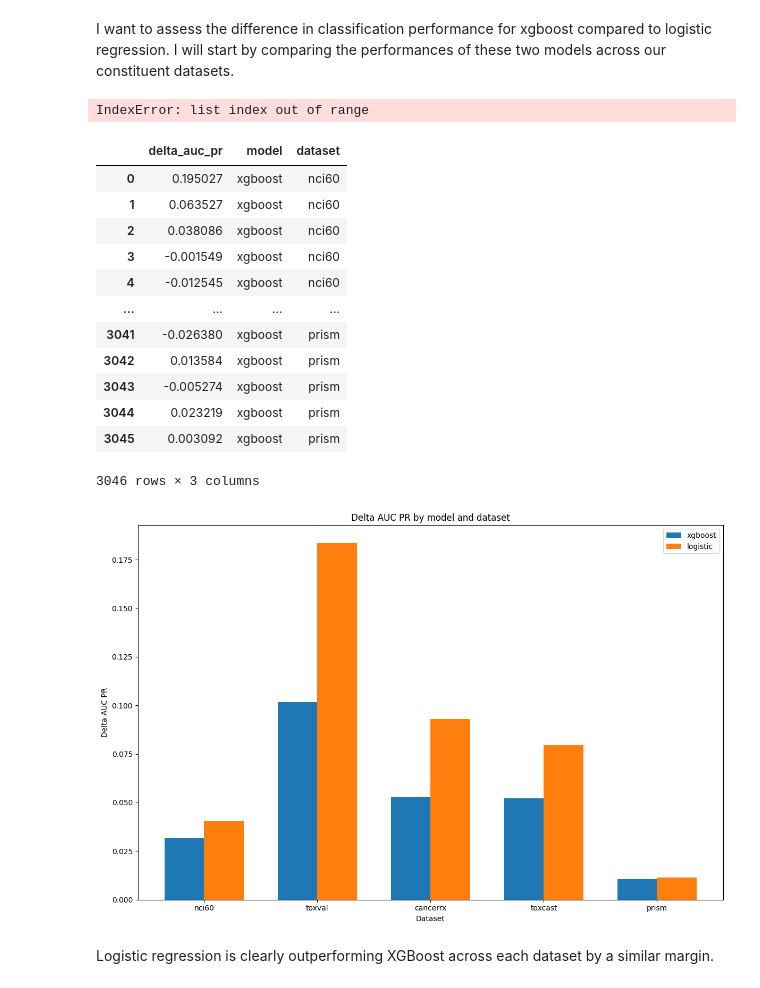
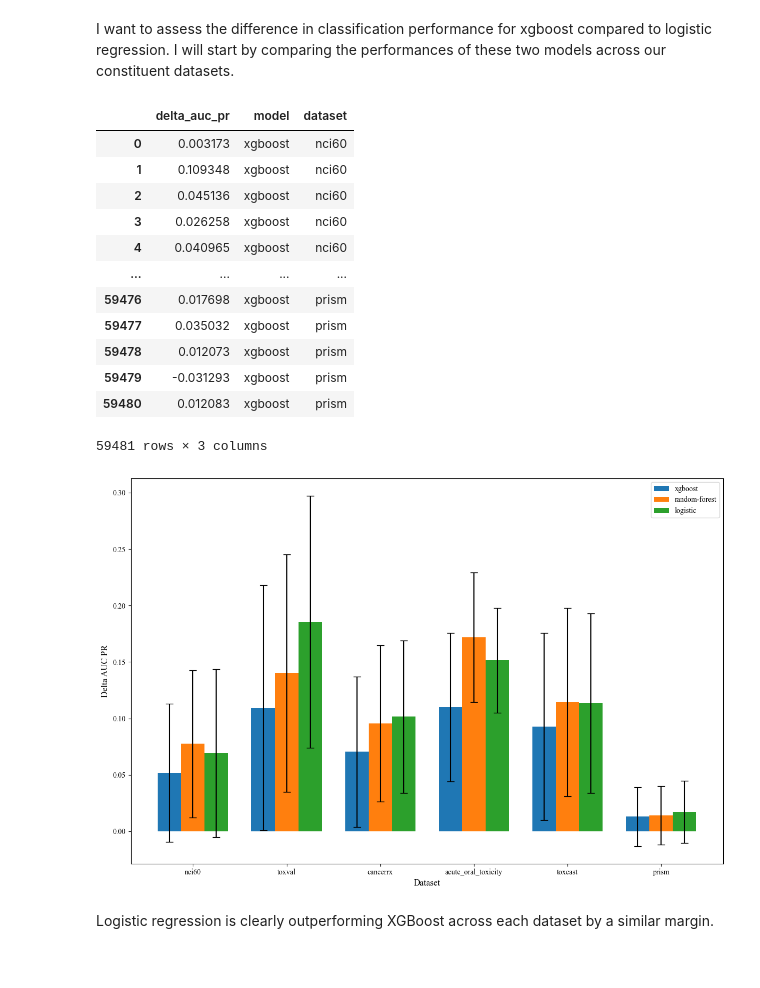
Before and after one commit to labdao/FS-Tox, a Jupyter notebook: notebooks/4.7-single-task-comparison.ipynb, the cells around one changed output. Drawn from its saved outputs; the diff is of its cells as text; code cells hidden in the pictures.

```diff
--- a/notebooks/4.7-xgboost-vs-logistic-regression.ipynb
+++ b/notebooks/4.7-single-task-comparison.ipynb
@@ -33,11 +33,11 @@ def get_run_info(filepath):
 
     return {"model": model, "dataset": dataset}
 # %%
-INPUT_DIR = "/Users/sethhowes/Desktop/FS-Tox/multirun/2023-07-24/11-25-31"
+INPUT_DIR = "/Users/sethhowes/Desktop/FS-Tox/multirun/2023-08-08/20-49-54"
 run_dirs = [os.path.join(INPUT_DIR, run_dir) for run_dir in os.listdir(INPUT_DIR) if os.path.isdir(os.path.join(INPUT_DIR, run_dir))]
 run_dirs = [f"{run_dir}/data/processed/score/*.parquet" for run_dir in run_dirs]
 
-datasets = ["toxcast", "toxval", "nci60", "cancerrx", "prism"]
+datasets = ["toxcast", "toxval", "nci60", "cancerrx", "prism", "acute-oral-toxicity"]
 
 con = duckdb.connect()
 
@@ -60,50 +60,55 @@ for run_dir in run_dirs:
 
 # Concatenate all dataframes into one
 df_final = pd.concat(dfs, ignore_index=True)
-# %% [output]
-IndexError: list index out of range
 # %%
 df_final
 # %% [output]
 |  | delta_auc_pr | model | dataset |
-| 0 | 0.195027 | xgboost | nci60 |
-| 1 | 0.063527 | xgboost | nci60 |
-| 2 | 0.038086 | xgboost | nci60 |
-| 3 | -0.001549 | xgboost | nci60 |
-| 4 | -0.012545 | xgboost | nci60 |
+| 0 | 0.003173 | xgboost | nci60 |
+| 1 | 0.109348 | xgboost | nci60 |
+| 2 | 0.045136 | xgboost | nci60 |
+| 3 | 0.026258 | xgboost | nci60 |
+| 4 | 0.040965 | xgboost | nci60 |
 | ... | ... | ... | ... |
-| 3041 | -0.026380 | xgboost | prism |
-| 3042 | 0.013584 | xgboost | prism |
-| 3043 | -0.005274 | xgboost | prism |
-| 3044 | 0.023219 | xgboost | prism |
-| 3045 | 0.003092 | xgboost | prism |
+| 59476 | 0.017698 | xgboost | prism |
+| 59477 | 0.035032 | xgboost | prism |
+| 59478 | 0.012073 | xgboost | prism |
+| 59479 | -0.031293 | xgboost | prism |
+| 59480 | 0.012083 | xgboost | prism |
-3046 rows × 3 columns
+59481 rows × 3 columns
 # %%
 datasets = df_final["dataset"].unique().tolist()
 models = df_final["model"].unique().tolist()
-feature_width = 0.35  # the width of the bars
 
+feature_width = 0.3
+spacing = 0.3
+
+plt.rcParams["font.family"] = "Times New Roman"
 fig, ax = plt.subplots(figsize=(12, 8))
 
-# Create an array of dataset indices for plot positioning
-dataset_indices = np.arange(len(datasets))
+dataset_indices = np.arange(0, len(datasets) * (feature_width * len(models) + spacing), feature_width * len(models) + spacing)
 
 for idx, model in enumerate(models):
     model_data = df_final[df_final["model"] == model]
+
     median_values = [model_data[model_data["dataset"] == dataset]["delta_auc_pr"].median() for dataset in datasets]
-    rects = ax.bar(dataset_indices - feature_width/2 + idx*feature_width, median_values, feature_width, label=model)
 
-ax.set_xlabel('Dataset')
-ax.set_ylabel('Delta AUC PR')
-ax.set_title('Delta AUC PR by model and dataset')
-ax.set_xticks(dataset_indices)
+    # Calculate the standard deviation for error bars
+    std_devs = [model_data[model_data["dataset"] == dataset]["delta_auc_pr"].std() for dataset in datasets]
+
+    bar_positions = [di + idx * feature_width for di in dataset_indices]
+    rects = ax.bar(bar_positions, median_values, feature_width, label=model, yerr=std_devs, capsize=5)  # yerr and capsize are for error bars
+
+ax.set_xlabel('Dataset', fontsize=12)
+ax.set_ylabel('Delta AUC PR', fontsize=12)
+ax.set_xticks(dataset_indices + feature_width * (len(models) - 1) / 2)
 ax.set_xticklabels(datasets)
 ax.legend()
 
 plt.tight_layout()
 plt.show()
 # %% [output]
-[figure, old version]
+[figure, new version]
 # %% [markdown]
 Logistic regression is clearly outperforming XGBoost across each dataset by a similar margin.
 # %% [markdown]
```
Also changed, not shown: 9 other files.
